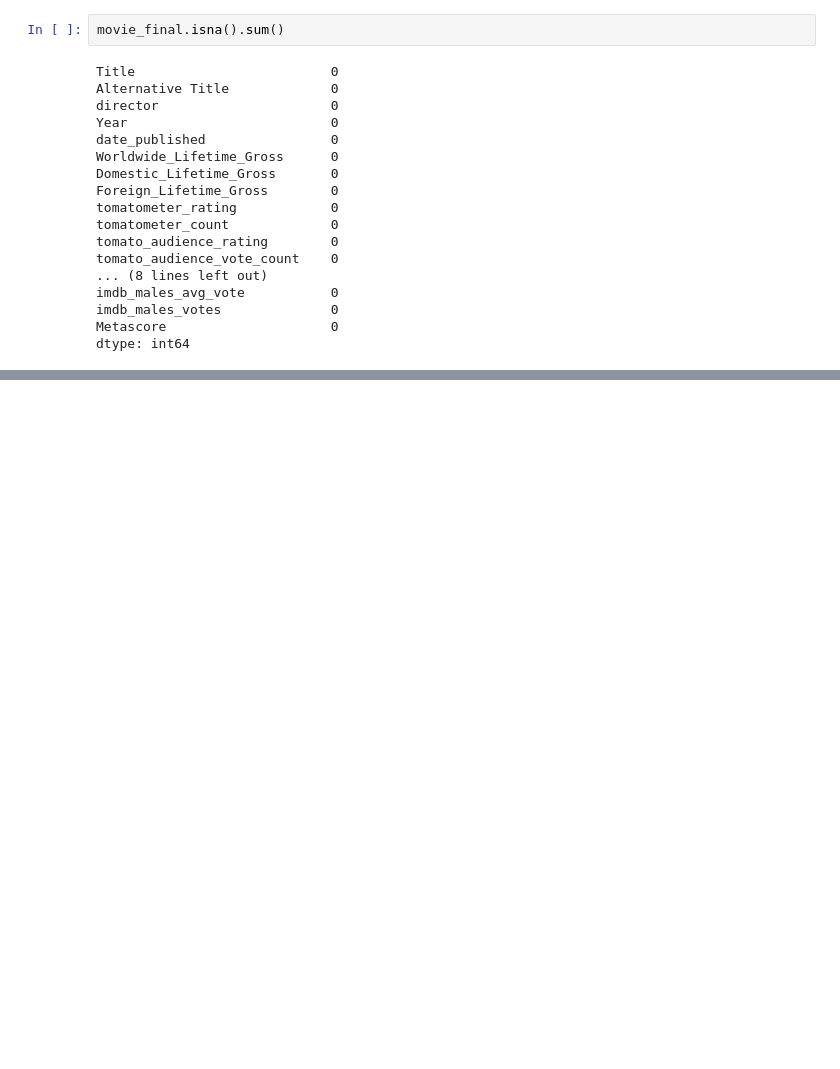
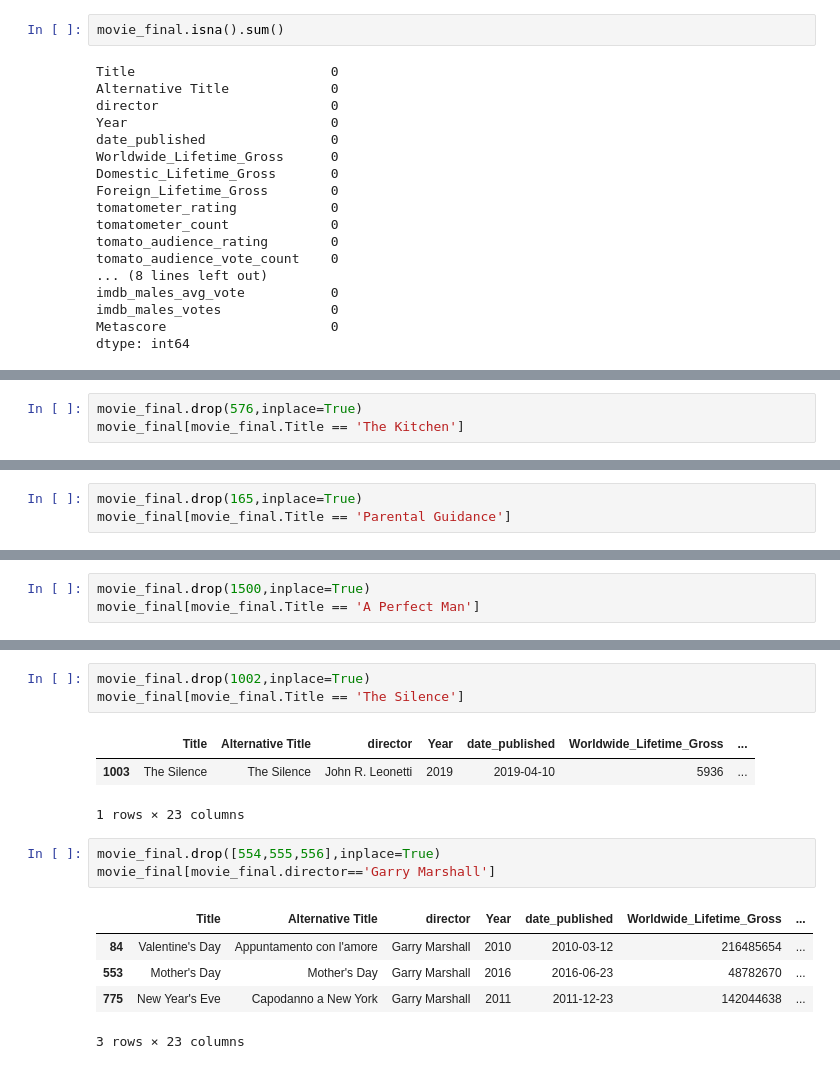
Before and after one commit to AminKafka/Movie-Boxoffice-Prediction-With-Critics-Votes, a Jupyter notebook: notebooks/final_merge.ipynb, the cells around one changed output, grey strips where cells are left out. Cells and saved outputs as stored; diff of their text form; blank space fills up the shorter version.

```diff
--- a/notebooks/final_merge.ipynb
+++ b/notebooks/final_merge.ipynb
@@ -106,0 +603,3 @@ dtype: int64
+# %%
+movie_final.drop(576,inplace=True)
+movie_final[movie_final.Title == 'The Kitchen']
@@ -106,0 +625,3 @@ dtype: int64
+# %%
+movie_final.drop(165,inplace=True)
+movie_final[movie_final.Title == 'Parental Guidance']
@@ -106,0 +632,3 @@ dtype: int64
+# %%
+movie_final.drop(1500,inplace=True)
+movie_final[movie_final.Title == 'A Perfect Man']
@@ -106,0 +654,16 @@ dtype: int64
+# %%
+movie_final.drop(1002,inplace=True)
+movie_final[movie_final.Title == 'The Silence']
+# %% [output]
+|  | Title | Alternative Title | director | Year | date_published | Worldwide_Lifetime_Gross | ... |
+| 1003 | The Silence | The Silence | John R. Leonetti | 2019 | 2019-04-10 | 5936 | ... |
+1 rows × 23 columns
+# %%
+movie_final.drop([554,555,556],inplace=True)
+movie_final[movie_final.director=='Garry Marshall']
+# %% [output]
+|  | Title | Alternative Title | director | Year | date_published | Worldwide_Lifetime_Gross | ... |
+| 84 | Valentine's Day | Appuntamento con l'amore | Garry Marshall | 2010 | 2010-03-12 | 216485654 | ... |
+| 553 | Mother's Day | Mother's Day | Garry Marshall | 2016 | 2016-06-23 | 48782670 | ... |
+| 775 | New Year's Eve | Capodanno a New York | Garry Marshall | 2011 | 2011-12-23 | 142044638 | ... |
+3 rows × 23 columns
```
Also changed, not shown: parts of 64 cells of this notebook, 1 other file.
